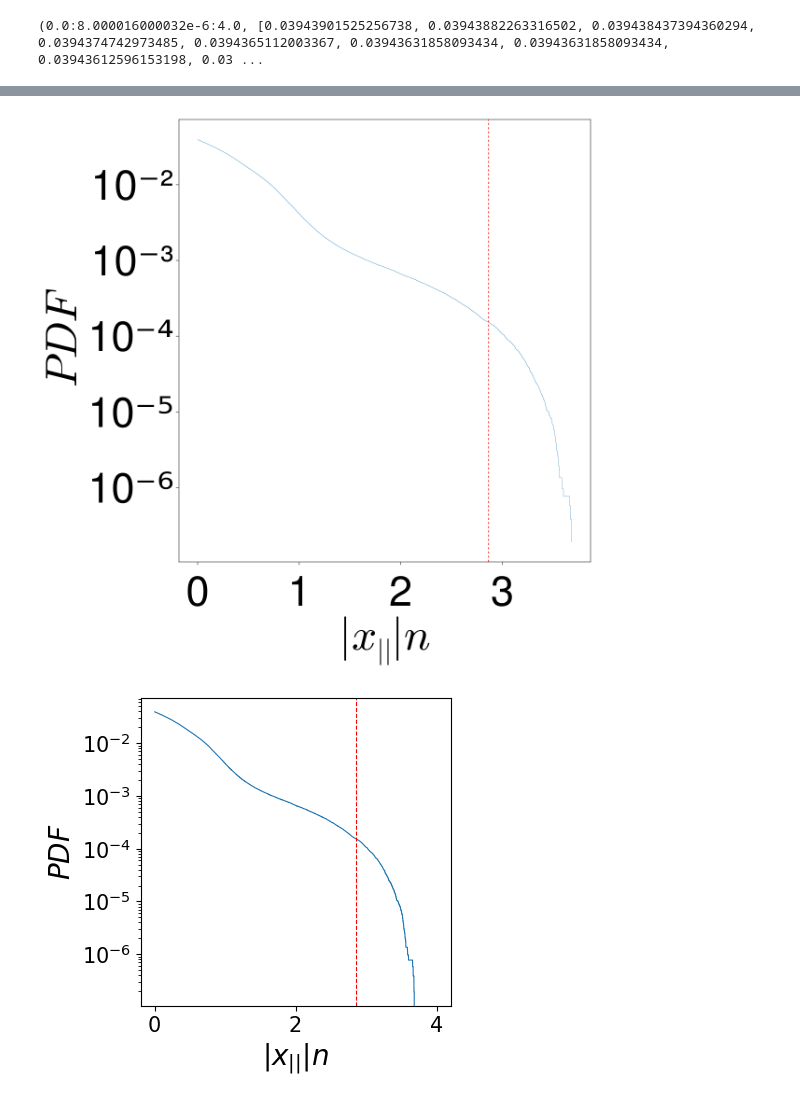
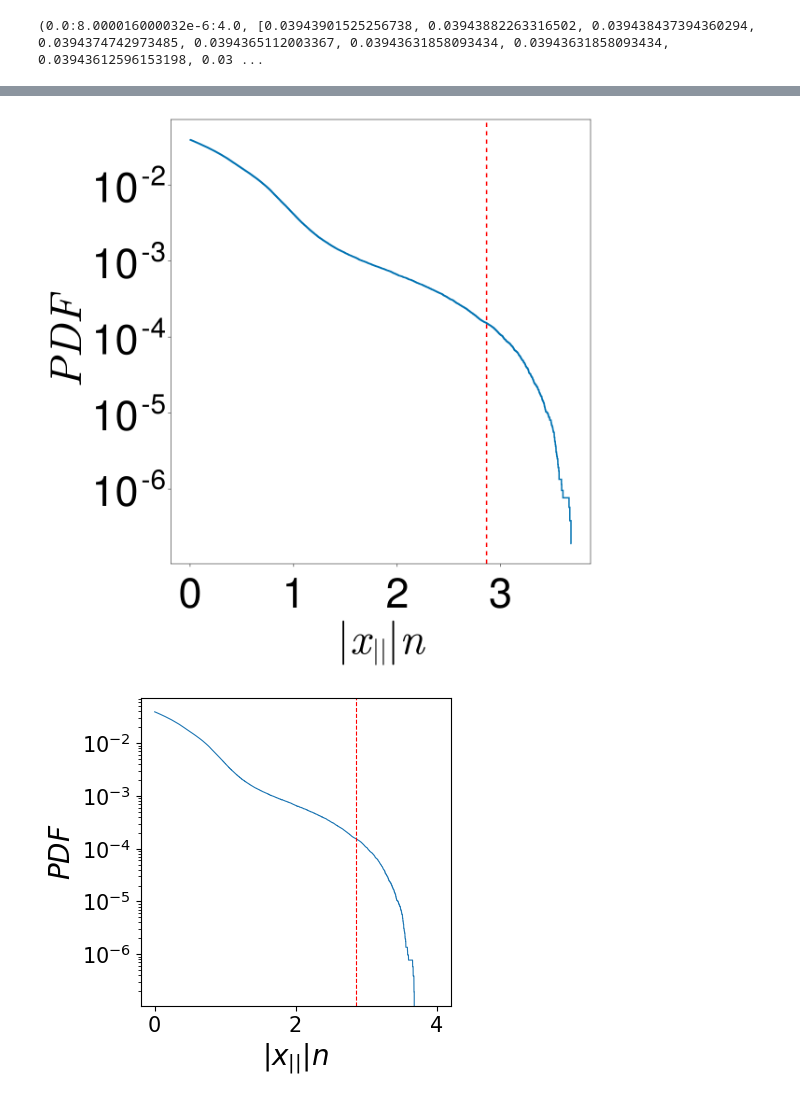
Before and after one commit to SergeyNovak777/dynamical-systems, a Jupyter notebook: HIndmarsh Rose/notebooks/PDF/PDF hyperchaos.ipynb, the cells around one changed output, grey strips where cells are left out. Cells and saved outputs as stored; diff of their text form; code cells hidden in the pictures.

```diff
--- a/HIndmarsh Rose/notebooks/PDF/PDF hyperchaos.ipynb
+++ b/HIndmarsh Rose/notebooks/PDF/PDF hyperchaos.ipynb
@@ -50,6 +60,6 @@ end
 # %%
+# tspan = (0., 500000.) was before 30.05.2023
 tspan = (0., 500000.)
-
 a = 1.
 b = 3.
 c = 1.
@@ -60,5 +70,5 @@ s = 5.
 I = 4.
 xv = 2.
 
-k1= 0.07
+k1= -0.17
 k2 = k1
@@ -109,9 +129,9 @@ matrix_condition[:, index]
 # %%
-condition_chaos = SA[    -1.3708880285256102
- -8.022011143224757
-  4.3093369397057115
- -0.7483763647564559
- -1.8529391589460256
+condition_chaos = SA[    -1.3708880285256102,
+ -8.022011143224757,
+  4.3093369397057115,
+ -0.7483763647564559,
+ -1.8529391589460256,
   4.142716799658893]
 # %% [output]
 6-element SVector{6, Float64} with indices SOneTo(6):
@@ -213,21 +214,25 @@ WARNING: using PyPlot.Figure in module Main conflicts with an existing identifie
+# %%
+cd("C:\\Users\\Alex\\YandexDisk\\Science\\HR\\PDF")
+sel_1 = load("sel_1_hyperch.jld")["data"]
+pdf_1 = load("pdf_1_hyperch.jld")["data"];
 # %%
 EE_mapcopy = pdf_1;
 EE_mapcopy = [ iszero(x) ? missing : x for x in EE_mapcopy ];
 # %%
 f = Figure(resolution = (1200, 1200))
 ax = Axis(f[1, 1], yscale = log10,
 xlabel = L"|x_{||}|n", ylabel = L"PDF",
 xlabelsize = 95, ylabelsize = 95,
                 xticklabelsize = 90, yticklabelsize = 90)
 ax.xgridvisible = false
 ax.ygridvisible = false
 
-lines!(sel_1, EE_mapcopy, linewidth = 0.5)
-vlines!(ax, Hs1, color = "red", linestyle = :dash)
+lines!(sel_1, EE_mapcopy, linewidth = 3.0)
+vlines!(ax, Hs1, color = "red", linestyle = :dash, linewidth = 3.0)
 save("PDF_hyperchaos.eps", f)
 f
 # %% [output]
-[figure, old version]
+[figure, new version]
 # %%
 counts = xsum[xsum.>=Hs1]
 counts = length(counts)
```
Also changed, not shown: parts of 16 cells of this notebook, 2 other files.
